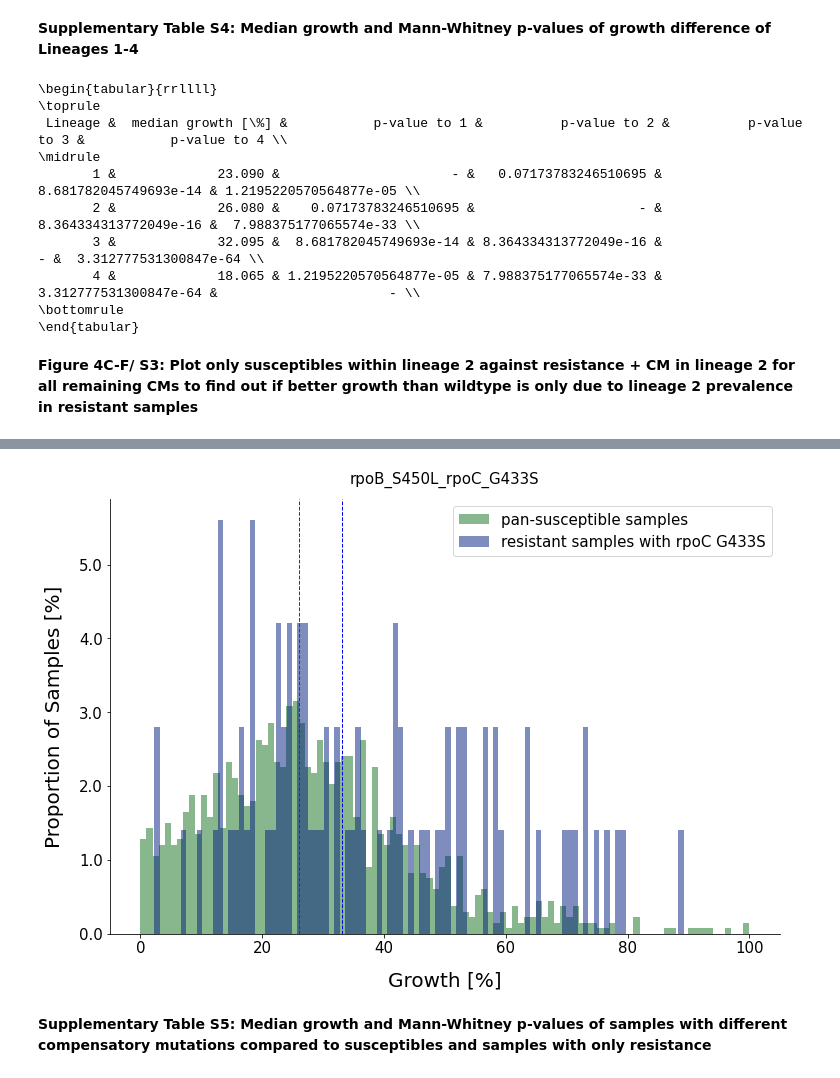
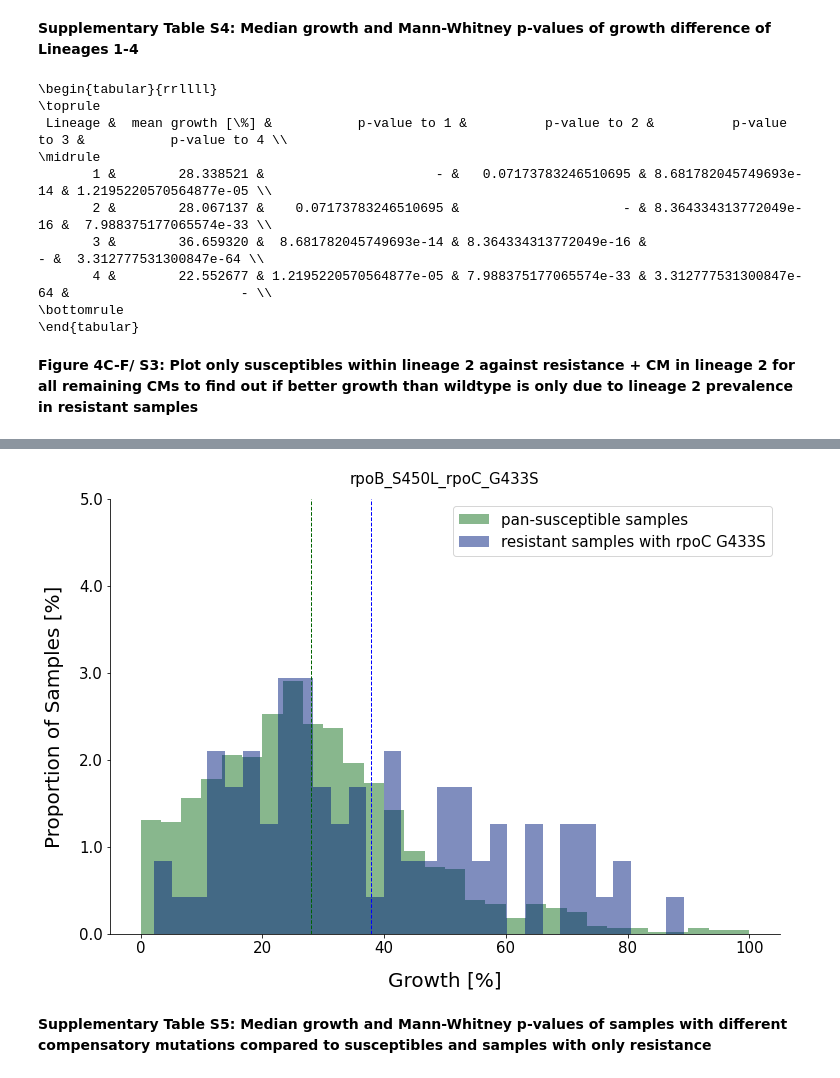
Before and after one commit to fowler-lab/tb-rnap-compensation, a Jupyter notebook: Recreate_figures_paper.ipynb, the cells around one changed output, grey strips where cells are left out. Cells and saved outputs as stored; diff of their text form; code cells hidden in the pictures.

```diff
--- a/Recreate_figures_paper.ipynb
+++ b/Recreate_figures_paper.ipynb
@@ -216,14 +214,14 @@ for res in res_gene_mutations:
         ax.spines["top"].set_visible(False)
         ax.spines["right"].set_visible(False)
 
-        plt.hist(resistant, bins = 100, alpha = 0.5,
+        plt.hist(resistant, bins = 30, alpha = 0.5,
                  label = "samples with resistance mutation " + res[0:4] + ' ' + res[5:],
                  density = True, color = colors[1])
-        plt.axvline(resistant.median(), color = 'r', linestyle = 'dashed', linewidth=1)
+        plt.axvline(numpy.mean(resistant), color = 'r', linestyle = 'dashed', linewidth=1)
 
-        plt.hist(susceptible, bins = 100, alpha = 0.5, label = "pan-susceptible samples",
+        plt.hist(susceptible, bins = 30, alpha = 0.5, label = "pan-susceptible samples",
                  density = True, color = colors[2])
-        plt.axvline(susceptible.median(), color = 'g', linestyle = 'dashed', linewidth = 1)
+        plt.axvline(numpy.mean(susceptible), color = 'g', linestyle = 'dashed', linewidth = 1)
 
         plt.xlabel("Growth [%]", size = 18, labelpad = 20)
         plt.ylabel("Proportion of Samples [%]", size = 18, labelpad = 20)
@@ -234,7 +232,7 @@ for res in res_gene_mutations:
         plt.legend(loc = 'upper right', fontsize = 15)
 
         #save p-value and median
-        p_values_medians.append([res, round(resistant.median(), 2), p, len(resistant)])
+        p_values_medians.append([res, round(numpy.mean(resistant), 2), p, len(resistant)])
 # %% [output]
 rpoB_S450L 0.004370955721574559
 rpoB_H445Y 0.01260896272020915
@@ -712,17 +705,17 @@ for i, combination in enumerate(combinations):
         ax.spines["right"].set_visible(False)
         fig.set_size_inches(12, 8)
 
-        plt.hist(resistant, bins = 100, alpha = 0.5, label="resistant samples", density = True, color = colors[1])
-        plt.axvline(resistant.median(), color = 'darkred', linestyle = 'dashed', linewidth = 1)
+        plt.hist(resistant, bins = 30, alpha = 0.5, label="resistant samples", density = True, color = colors[1])
+        plt.axvline(numpy.mean(resistant), color = 'darkred', linestyle = 'dashed', linewidth = 1)
 
-        plt.hist(susceptible, bins = 100, alpha = 0.5, label = "pan-susceptible samples",
+        plt.hist(susceptible, bins = 30, alpha = 0.5, label = "pan-susceptible samples",
                  density = True, color = colors[2])
-        plt.axvline(susceptible.median(), color = 'darkgreen', linestyle = 'dashed', linewidth = 1)
+        plt.axvline(numpy.mean(susceptible), color = 'darkgreen', linestyle = 'dashed', linewidth = 1)
 
-        plt.hist(resistant_CM, bins = 100, alpha = 0.5,
+        plt.hist(resistant_CM, bins = 30, alpha = 0.5,
                  label = "resistant samples with " + combination[11:15] + ' ' + combination[16:],
                  density = True, color = colors[0])
-        plt.axvline(resistant_CM.median(), color = 'b', linestyle = 'dashed', linewidth = 1)
+        plt.axvline(numpy.mean(resistant_CM), color = 'b', linestyle = 'dashed', linewidth = 1)
 
         plt.xlabel("Growth [%]", size = 20, labelpad = 15)
         plt.ylabel("Proportion of Samples [%]", size = 20, labelpad = 15)
@@ -737,7 +730,7 @@ for i, combination in enumerate(combinations):
         plt.title(combination, fontsize = 15, pad = 15)
 
         #save p-values and medians
-        p_values_medians.append([combination[11:], round(resistant_CM.median(), 2),
+        p_values_medians.append([combination[11:], round(numpy.mean(resistant_CM), 2),
                                  str(p2), str(p3), len(resistant_CM)])
 # %% [output]
 rpoB_S450L_rpoC_E1092D resistant to susceptible: 3.650214223947624e-06 resistant to resistant + CMs 3.139867119343947e-13 susceptible to resistant + CMs 2.7820591307339676e-09
@@ -960,19 +953,19 @@ plt.legend(loc = 'upper right', fontsize = 15)
 # %% [markdown]
 **Supplementary Table S4: Median growth and Mann-Whitney p-values of growth difference of Lineages 1-4**
 # %%
-table = pandas.DataFrame(p_values_medians, columns = ['Lineage', 'median growth [%]', 'p-value to 1',
+table = pandas.DataFrame(p_values_medians, columns = ['Lineage', 'mean growth [%]', 'p-value to 1',
                                                       'p-value to 2', 'p-value to 3', 'p-value to 4'], index = None)
 
 print(table.to_latex(index = False))
 # %% [output]
 \begin{tabular}{rrllll}
 \toprule
- Lineage &  median growth [\%] &           p-value to 1 &          p-value to 2 &          p-value to 3 &           p-value to 4 \\
+ Lineage &  mean growth [\%] &           p-value to 1 &          p-value to 2 &          p-value to 3 &           p-value to 4 \\
 \midrule
-       1 &             23.090 &                      - &   0.07173783246510695 & 8.681782045749693e-14 & 1.2195220570564877e-05 \\
-       2 &             26.080 &    0.07173783246510695 &                     - & 8.364334313772049e-16 &  7.988375177065574e-33 \\
-       3 &             32.095 &  8.681782045749693e-14 & 8.364334313772049e-16 &                     - &  3.312777531300847e-64 \\
-       4 &             18.065 & 1.2195220570564877e-05 & 7.988375177065574e-33 & 3.312777531300847e-64 &                      - \\
+       1 &        28.338521 &                      - &   0.07173783246510695 & 8.681782045749693e-14 & 1.2195220570564877e-05 \\
+       2 &        28.067137 &    0.07173783246510695 &                     - & 8.364334313772049e-16 &  7.988375177065574e-33 \\
+       3 &        36.659320 &  8.681782045749693e-14 & 8.364334313772049e-16 &                     - &  3.312777531300847e-64 \\
+       4 &        22.552677 & 1.2195220570564877e-05 & 7.988375177065574e-33 & 3.312777531300847e-64 &                      - \\
 \bottomrule
 \end{tabular}
 # %% [markdown]
@@ -992,7 +985,7 @@ susceptible.dropna(inplace = True)
 
 #save p-values and medians
 p_values_medians = []
-p_values_medians.append(['susceptible (sus)', susceptible.median(), ' ', ' ', len(susceptible)])
+p_values_medians.append(['susceptible (sus)', numpy.mean(susceptible), ' ', ' ', len(susceptible)])
 
 for i, combination in enumerate(combinations):
     res_CM_samples = hit_samples.loc[combination]
@@ -1012,7 +1005,7 @@ for i, combination in enumerate(combinations):
 
     #save p-values and medians
     if i == 0:
-        p_values_medians.append(['resistant and no CMs (res)', resistant.median(), ' ', ' ', len(resistant)])
+        p_values_medians.append(['resistant and no CMs (res)', numpy.mean(resistant), ' ', ' ', len(resistant)])
 
     if len(resistant_CM) < 50:
         continue
@@ -1029,14 +1022,14 @@ for i, combination in enumerate(combinations):
         ax.spines["right"].set_visible(False)
         fig.set_size_inches(12, 8)
 
-        plt.hist(susceptible, bins = 100, alpha = 0.5, label = "pan-susceptible samples",
+        plt.hist(susceptible, bins = 30, alpha = 0.5, label = "pan-susceptible samples",
                  density = True, color = colors[2])
-        plt.axvline(susceptible.median(), color='darkgreen', linestyle='dashed', linewidth=1)
+        plt.axvline(numpy.mean(susceptible), color='darkgreen', linestyle='dashed', linewidth=1)
 
-        plt.hist(resistant_CM, bins = 100, alpha = 0.5,
+        plt.hist(resistant_CM, bins = 30, alpha = 0.5,
                  label = "resistant samples with " + combination[11:15] + ' ' + combination[16:],
                  density = True, color = colors[0])
-        plt.axvline(resistant_CM.median(), color = 'b', linestyle = 'dashed', linewidth=1)
+        plt.axvline(numpy.mean(resistant_CM), color = 'b', linestyle = 'dashed', linewidth=1)
 
         plt.xlabel("Growth [%]", size = 20, labelpad = 15)
         plt.ylabel("Proportion of Samples [%]", size = 20, labelpad = 15)
@@ -1051,5 +1044,5 @@ for i, combination in enumerate(combinations):
         plt.title(combination, fontsize = 15, pad = 15)
 
         #save p-values and medians
-        p_values_medians.append([combination[11:], resistant_CM.median(), str(p2), str(p1), len(resistant_CM)])
+        p_values_medians.append([combination[11:], numpy.mean(resistant_CM), str(p2), str(p1), len(resistant_CM)])
 # %% [output]
@@ -1061,4 +1054,4 @@ for i, combination in enumerate(combinations):
-[figure, old version]
+[figure, new version]
 # %% [markdown]
 **Supplementary Table S5: Median growth and Mann-Whitney p-values of samples with different compensatory mutations compared to susceptibles and samples with only resistance**
 # %%
```
Also changed, not shown: parts of 13 cells of this notebook.
